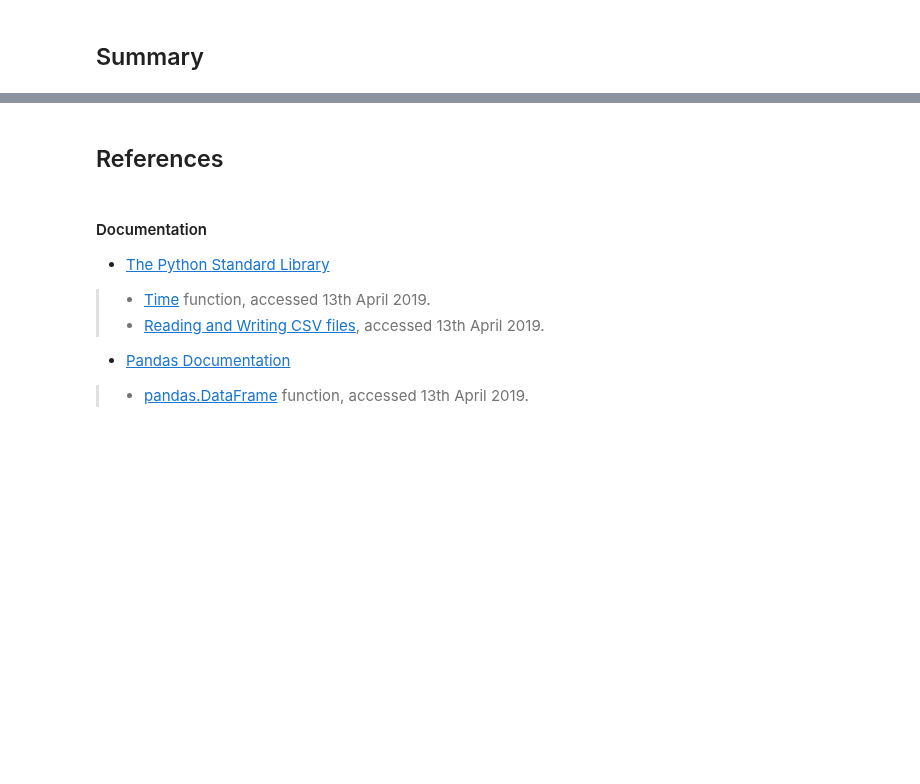
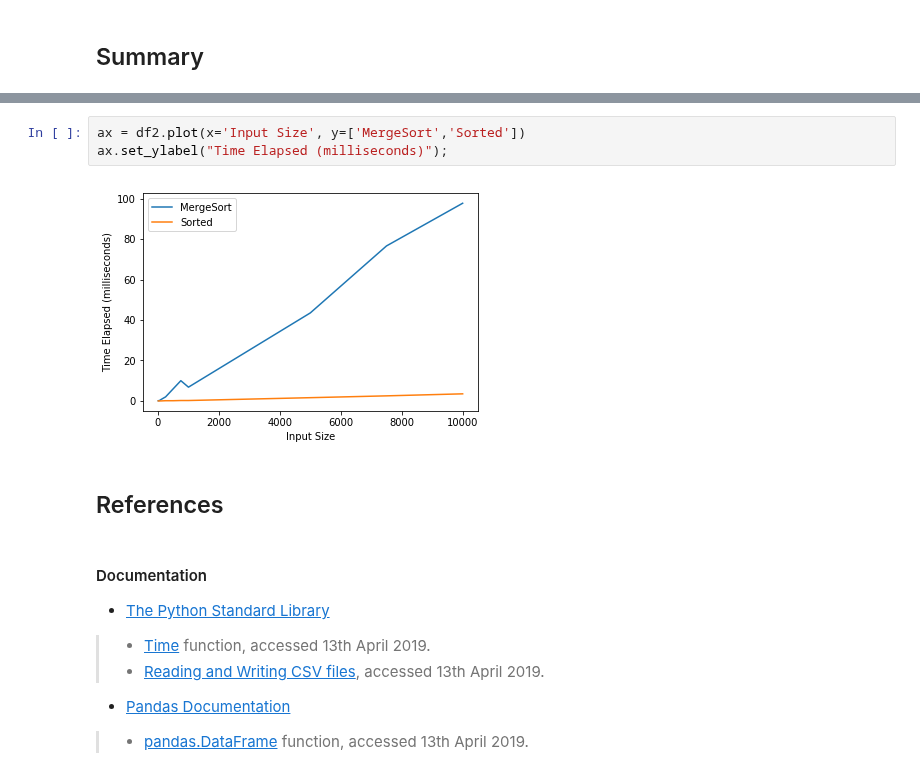
Before and after one commit to MarionMcG/algorithms, a Jupyter notebook: sorting_algorithms.ipynb, the cells around one changed output, grey strips where cells are left out. Cells and saved outputs as stored; diff of their text form; blank space fills up the shorter version.

```diff
--- a/sorting_algorithms.ipynb
+++ b/sorting_algorithms.ipynb
@@ -759,3 +774,8 @@ I was suprised to find that Binary Insertion Sort appears to be less efficient t
+# %%
+ax = df2.plot(x='Input Size', y=['MergeSort','Sorted'])
+ax.set_ylabel("Time Elapsed (milliseconds)");
+# %% [output]
+[figure, added]
 # %% [markdown]
 ## References
 # %% [markdown]
```
Also changed, not shown: parts of 19 cells of this notebook.
